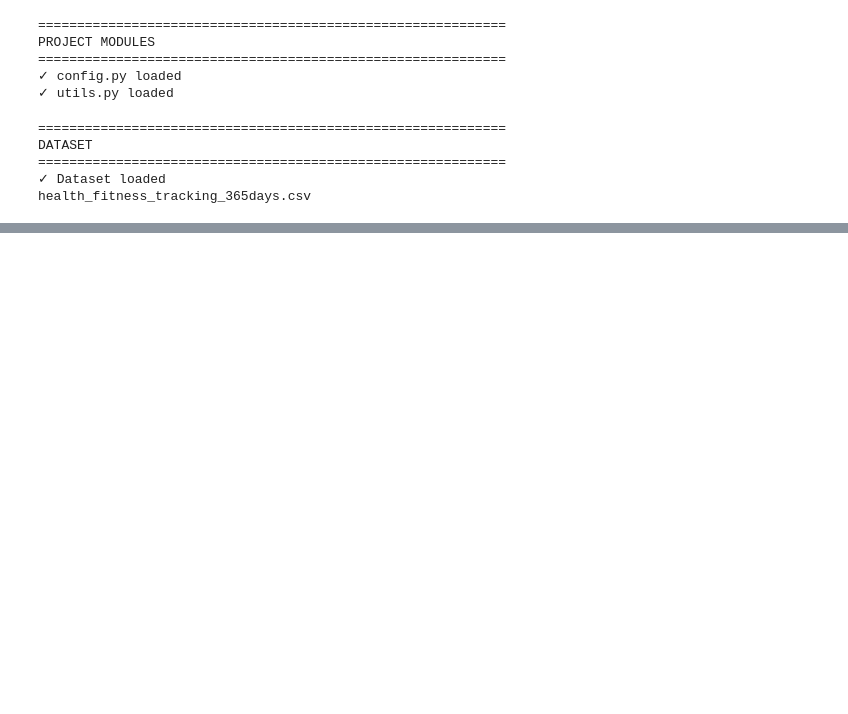
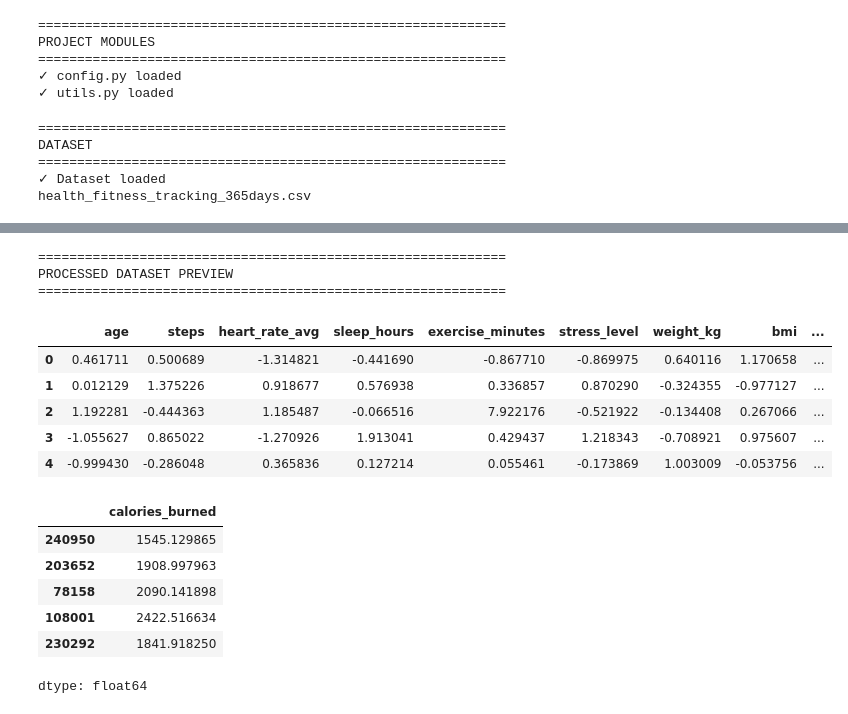
Before and after one commit to HedgeHog777/ai-diploma, a Jupyter notebook: notebooks/03_preprocessing.ipynb, the cells around one changed output, grey strips where cells are left out. Cells and saved outputs as stored; diff of their text form; code cells hidden in the pictures; blank space fills up the shorter version.

```diff
--- a/notebooks/03_preprocessing.ipynb
+++ b/notebooks/03_preprocessing.ipynb
@@ -97,0 +331,27 @@ health_fitness_tracking_365days.csv
+# %%
+# ============================================================
+# ONE-HOT ENCODING
+# ============================================================
+
+from sklearn.preprocessing import OneHotEncoder
+
+utils.section("Categorical encoding")
+
+encoder = OneHotEncoder(
+    handle_unknown="ignore",
+    sparse_output=False
+)
+
+encoded_train = encoder.fit_transform(
+    X_train_scaled[categorical_features]
+)
+
+encoded_valid = encoder.transform(
+    X_valid_scaled[categorical_features]
+)
+
+encoded_test = encoder.transform(
+    X_test_scaled[categorical_features]
+)
+
+print("✓ Gender encoded")
@@ -97,0 +425,22 @@ health_fitness_tracking_365days.csv
+# %%
+utils.section("Processed dataset preview")
+
+display(X_train_final.head())
+display(y_train.head())
+# %% [output]
+============================================================
+PROCESSED DATASET PREVIEW
+============================================================
+|  | age | steps | heart_rate_avg | sleep_hours | exercise_minutes | stress_level | weight_kg | bmi | ... |
+| 0 | 0.461711 | 0.500689 | -1.314821 | -0.441690 | -0.867710 | -0.869975 | 0.640116 | 1.170658 | ... |
+| 1 | 0.012129 | 1.375226 | 0.918677 | 0.576938 | 0.336857 | 0.870290 | -0.324355 | -0.977127 | ... |
+| 2 | 1.192281 | -0.444363 | 1.185487 | -0.066516 | 7.922176 | -0.521922 | -0.134408 | 0.267066 | ... |
+| 3 | -1.055627 | 0.865022 | -1.270926 | 1.913041 | 0.429437 | 1.218343 | -0.708921 | 0.975607 | ... |
+| 4 | -0.999430 | -0.286048 | 0.365836 | 0.127214 | 0.055461 | -0.173869 | 1.003009 | -0.053756 | ... |
+|  | calories_burned |
+| 240950 | 1545.129865 |
+| 203652 | 1908.997963 |
+| 78158 | 2090.141898 |
+| 108001 | 2422.516634 |
+| 230292 | 1841.918250 |
+dtype: float64
```
Also changed, not shown: parts of 20 cells of this notebook, 5 other files.
